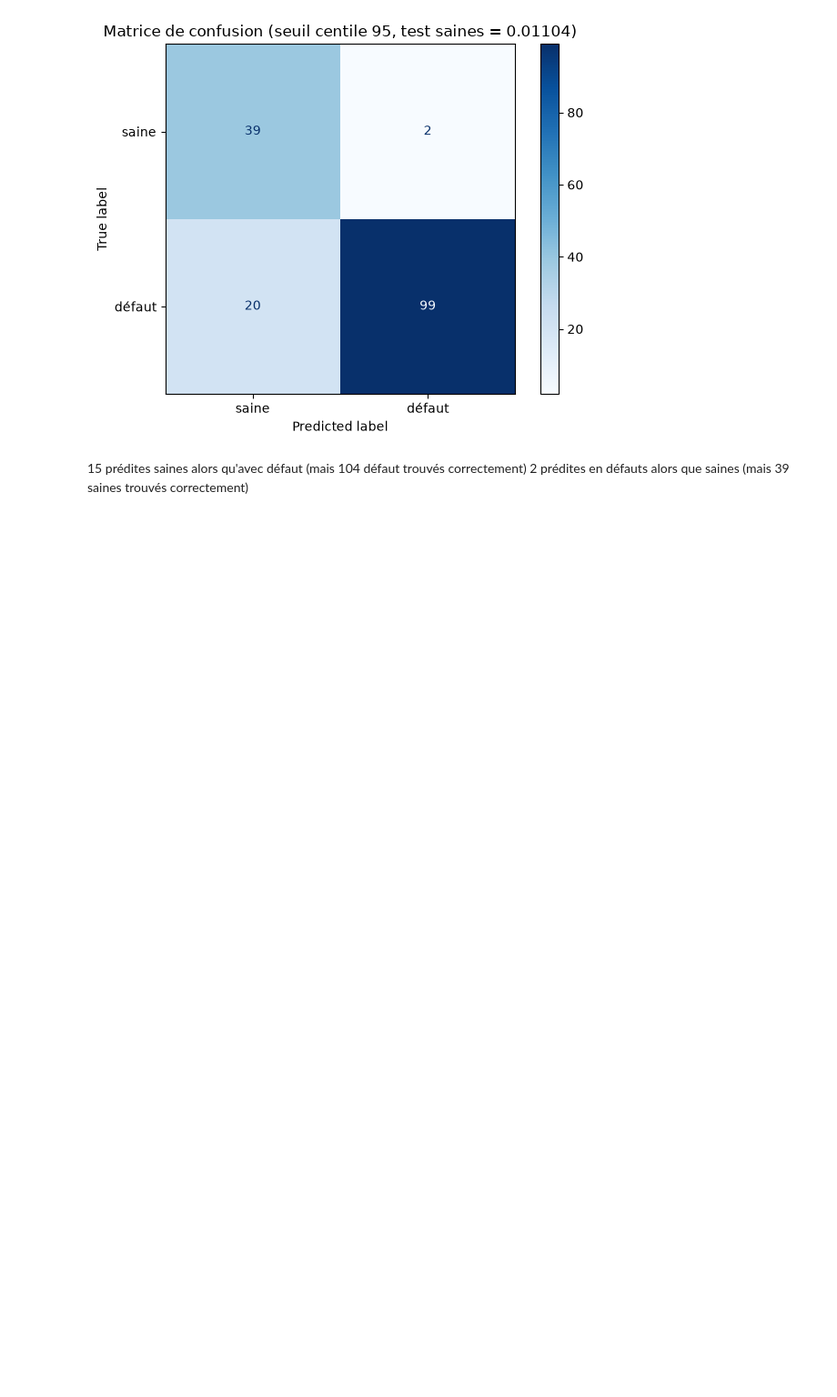
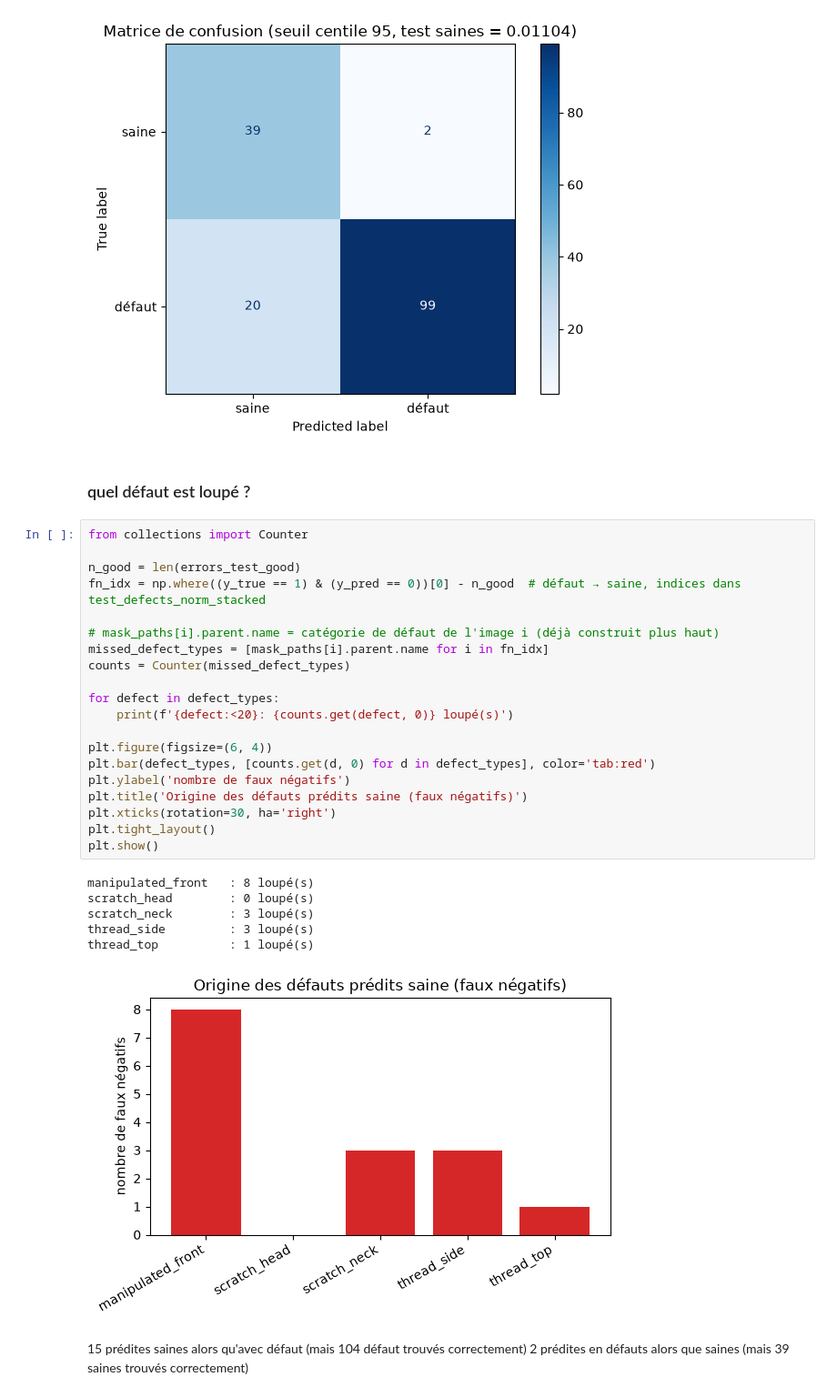
Before and after one commit to kenji21/indusense_tp, a Jupyter notebook: deep-learning/tp_deep_learning.ipynb, the cells around one changed output. Shown at 91% size. Saved outputs shown, nothing was run; the diff lists cells and outputs as text; blank space fills up the shorter version.

Commit message:
Repartition des faux negatifs par categorie de defaut (etape 4, partie 2)
Retrouve la categorie de chaque defaut loupe (predit saine) via
mask_paths[i].parent.name, affiche le compte par type et un bar chart,
pour voir quels types de defauts le modele rate le plus.

```diff
--- a/deep-learning/tp_deep_learning.ipynb
+++ b/deep-learning/tp_deep_learning.ipynb
@@ -392,6 +392,35 @@ plt.show()
 # %% [output]
 [figure]
 [figure]
+# %% [markdown]
+### quel défaut est loupé ?
+# %%
+from collections import Counter
+
+n_good = len(errors_test_good)
+fn_idx = np.where((y_true == 1) & (y_pred == 0))[0] - n_good  # défaut → saine, indices dans test_defects_norm_stacked
+
+# mask_paths[i].parent.name = catégorie de défaut de l'image i (déjà construit plus haut)
+missed_defect_types = [mask_paths[i].parent.name for i in fn_idx]
+counts = Counter(missed_defect_types)
+
+for defect in defect_types:
+    print(f'{defect:<20}: {counts.get(defect, 0)} loupé(s)')
+
+plt.figure(figsize=(6, 4))
+plt.bar(defect_types, [counts.get(d, 0) for d in defect_types], color='tab:red')
+plt.ylabel('nombre de faux négatifs')
+plt.title('Origine des défauts prédits saine (faux négatifs)')
+plt.xticks(rotation=30, ha='right')
+plt.tight_layout()
+plt.show()
+# %% [output]
+manipulated_front   : 8 loupé(s)
+scratch_head        : 0 loupé(s)
+scratch_neck        : 3 loupé(s)
+thread_side         : 3 loupé(s)
+thread_top          : 1 loupé(s)
+[figure, added]
 # %% [markdown]
 15 prédites saines alors qu'avec défaut (mais 104 défaut trouvés correctement)
 2 prédites en défauts alors que saines (mais 39 saines trouvés correctement)
```
